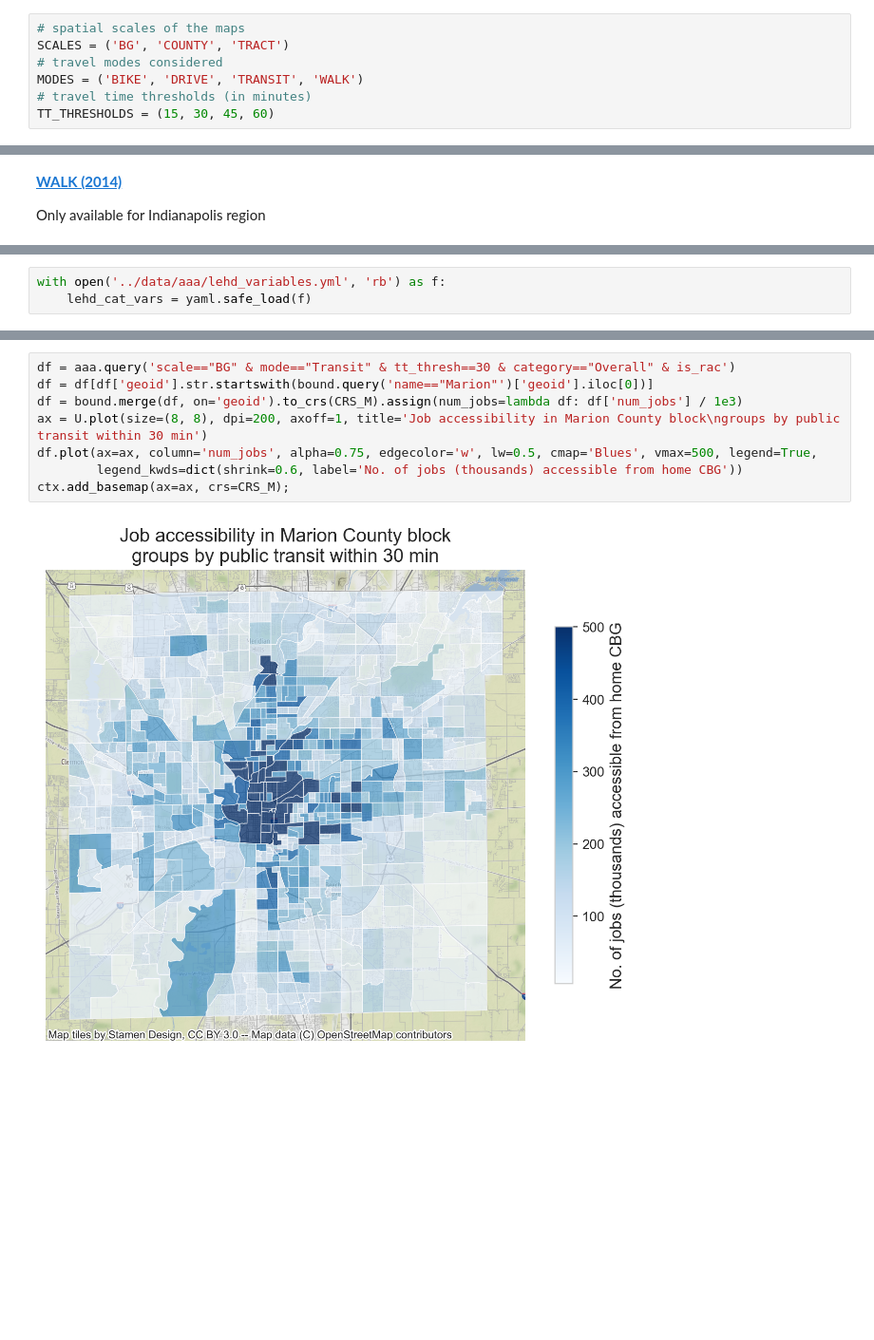
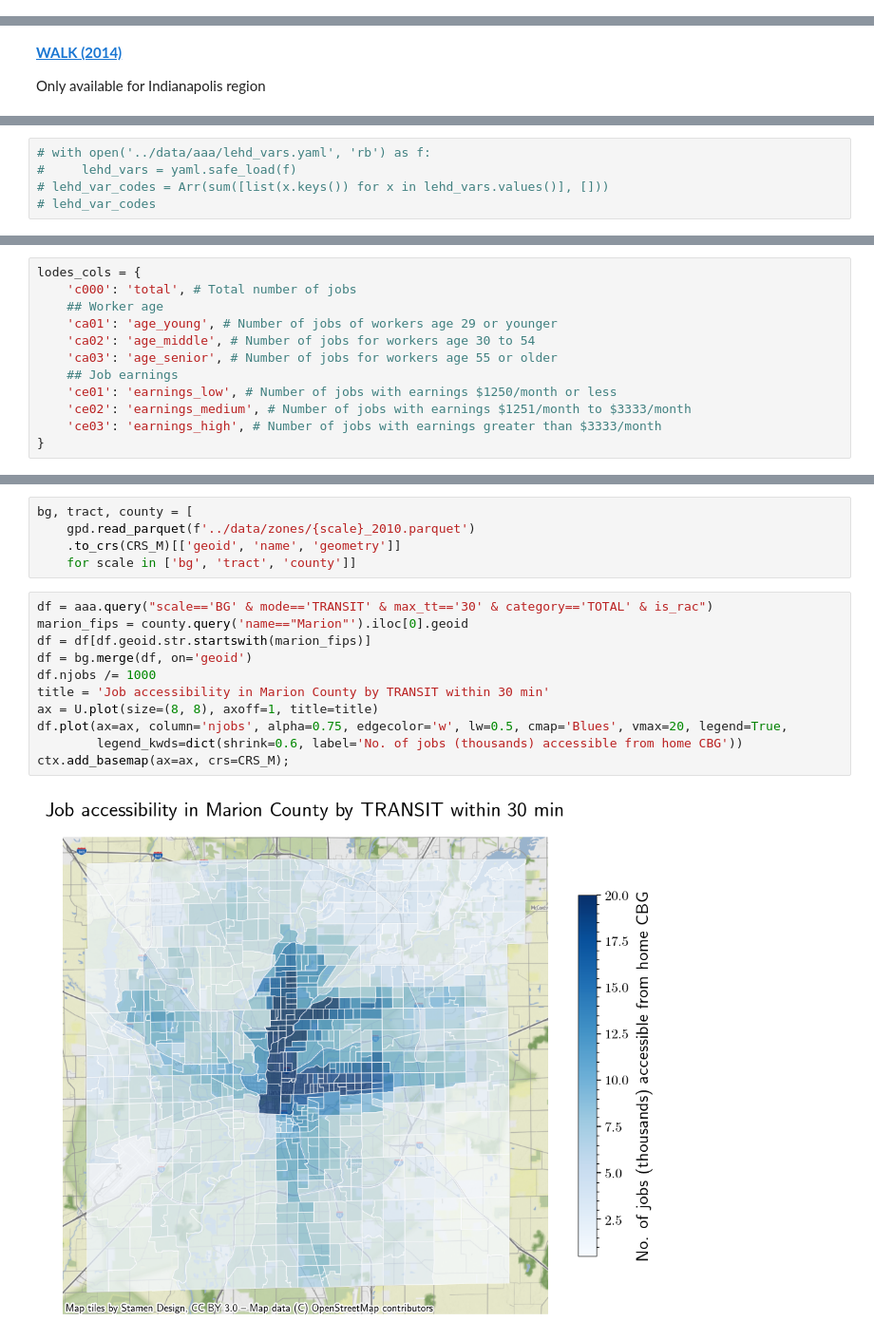
Before and after one commit to rvanxer/spr_4711, a Jupyter notebook: code/AAA.ipynb, the cells around one changed output, grey strips where cells are left out. Shown at 95% size. Cells and saved outputs as stored; diff of their text form; blank space fills up the shorter version.

```diff
--- a/code/AAA.ipynb
+++ b/code/AAA.ipynb
@@ -16,9 +18,2 @@ from mobilkit.umni import *
 import fiona
 import yaml
-# %%
-# spatial scales of the maps
-SCALES = ('BG', 'COUNTY', 'TRACT')
-# travel modes considered
-MODES = ('BIKE', 'DRIVE', 'TRANSIT', 'WALK')
-# travel time thresholds (in minutes)
-TT_THRESHOLDS = (15, 30, 45, 60)
@@ -95,3 +97,5 @@ Description of LODES columns: https://lehd.ces.census.gov/data/lodes/LODES7/LODE
 # %%
-with open('../data/aaa/lehd_variables.yml', 'rb') as f:
-    lehd_cat_vars = yaml.safe_load(f)
+# with open('../data/aaa/lehd_vars.yaml', 'rb') as f:
+#     lehd_vars = yaml.safe_load(f)
+# lehd_var_codes = Arr(sum([list(x.keys()) for x in lehd_vars.values()], []))
+# lehd_var_codes
@@ -158,0 +102,12 @@ Wall time: 804 ms
+# %%
+lodes_cols = {
+    'c000': 'total', # Total number of jobs
+    ## Worker age
+    'ca01': 'age_young', # Number of jobs of workers age 29 or younger
+    'ca02': 'age_middle', # Number of jobs for workers age 30 to 54
+    'ca03': 'age_senior', # Number of jobs for workers age 55 or older
+    ## Job earnings
+    'ce01': 'earnings_low', # Number of jobs with earnings $1250/month or less
+    'ce02': 'earnings_medium', # Number of jobs with earnings $1251/month to $3333/month
+    'ce03': 'earnings_high', # Number of jobs with earnings greater than $3333/month
+}
@@ -161,10 +163,18 @@ Wall time: 804 ms
+# %%
+bg, tract, county = [
+    gpd.read_parquet(f'../data/zones/{scale}_2010.parquet')
+    .to_crs(CRS_M)[['geoid', 'name', 'geometry']]
+    for scale in ['bg', 'tract', 'county']]
 # %%
-df = aaa.query('scale=="BG" & mode=="Transit" & tt_thresh==30 & category=="Overall" & is_rac')
-df = df[df['geoid'].str.startswith(bound.query('name=="Marion"')['geoid'].iloc[0])]
-df = bound.merge(df, on='geoid').to_crs(CRS_M).assign(num_jobs=lambda df: df['num_jobs'] / 1e3)
-ax = U.plot(size=(8, 8), dpi=200, axoff=1, title='Job accessibility in Marion County block\ngroups by public transit within 30 min')
-df.plot(ax=ax, column='num_jobs', alpha=0.75, edgecolor='w', lw=0.5, cmap='Blues', vmax=500, legend=True,
+df = aaa.query("scale=='BG' & mode=='TRANSIT' & max_tt=='30' & category=='TOTAL' & is_rac")
+marion_fips = county.query('name=="Marion"').iloc[0].geoid
+df = df[df.geoid.str.startswith(marion_fips)]
+df = bg.merge(df, on='geoid')
+df.njobs /= 1000
+title = 'Job accessibility in Marion County by TRANSIT within 30 min'
+ax = U.plot(size=(8, 8), axoff=1, title=title)
+df.plot(ax=ax, column='njobs', alpha=0.75, edgecolor='w', lw=0.5, cmap='Blues', vmax=20, legend=True,
         legend_kwds=dict(shrink=0.6, label='No. of jobs (thousands) accessible from home CBG'))
 ctx.add_basemap(ax=ax, crs=CRS_M);
 # %% [output]
-[figure, old version]
+[figure, new version]
```
Also changed, not shown: parts of 30 cells of this notebook, 10 other files.
